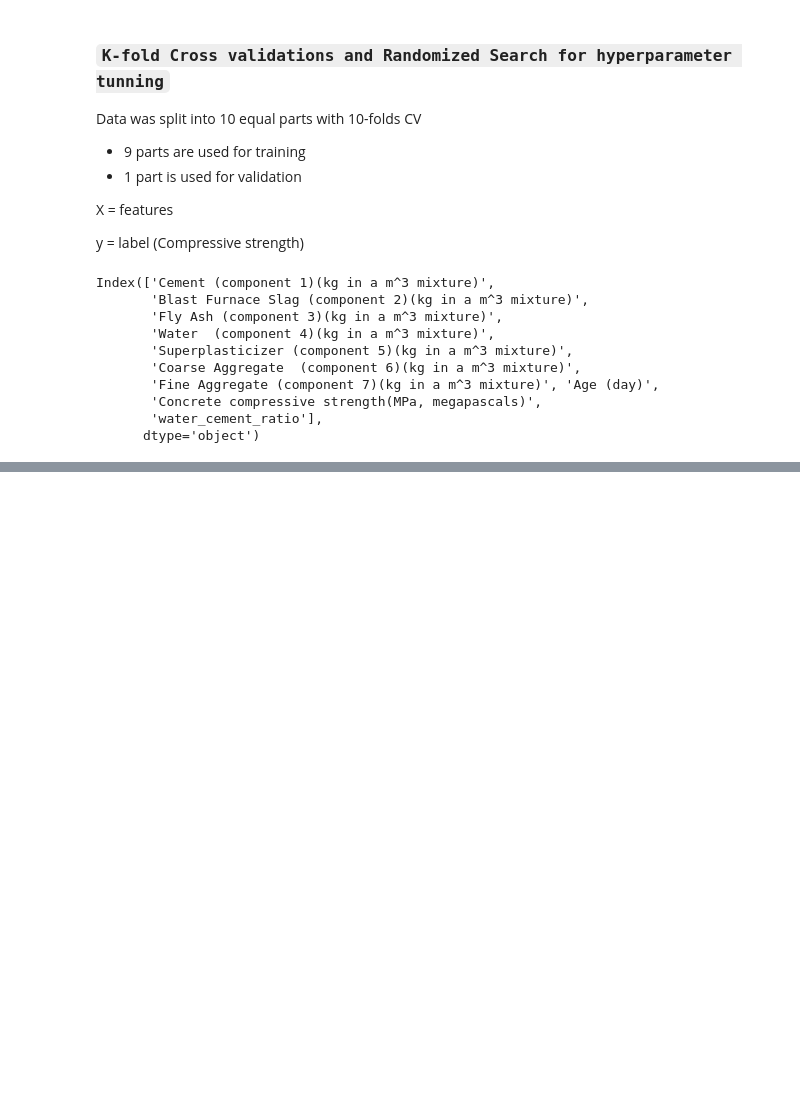
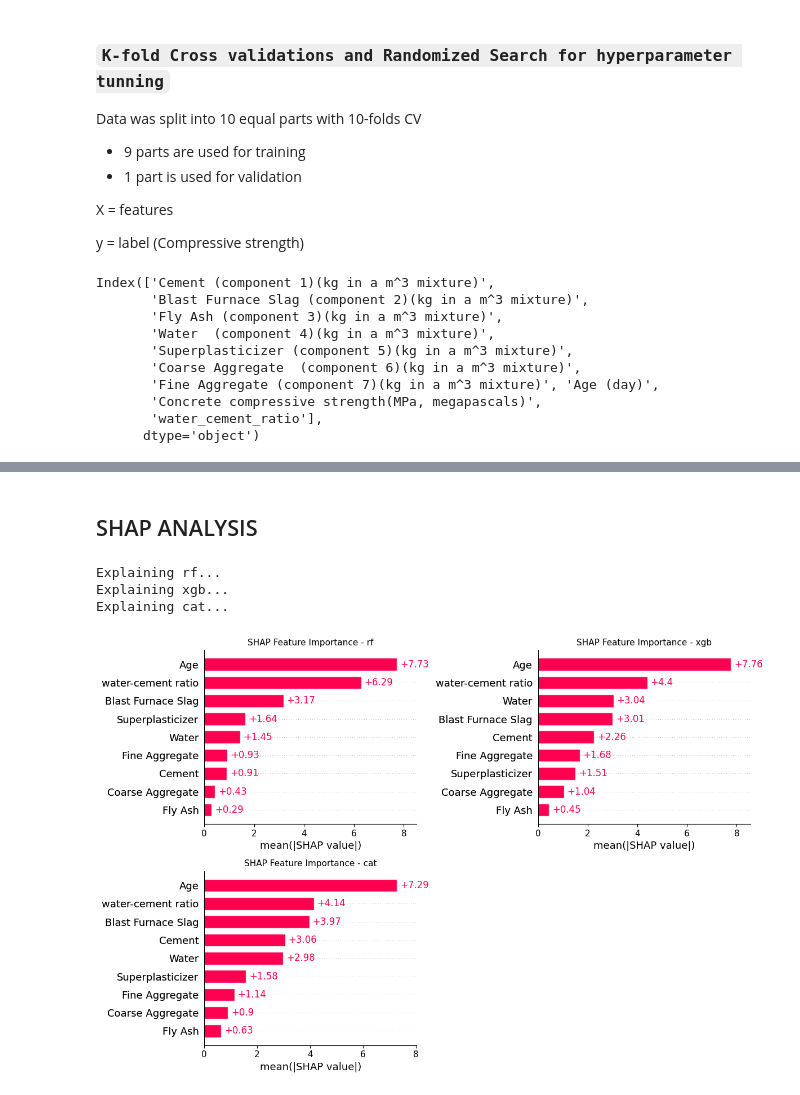
Before and after one commit to AbubakarDanhaya/Concrete_research, a Jupyter notebook: CS-predictions/notebook3.ipynb, the cells around one changed output, grey strips where cells are left out. Saved outputs shown, nothing was run; the diff lists cells and outputs as text; code cells hidden in the pictures; blank space fills up the shorter version.

```diff
--- a/CS-predictions/notebook3.ipynb
+++ b/CS-predictions/notebook3.ipynb
@@ -254,0 +310,48 @@ Learning rate set to 0.03894
+# %% [markdown]
+## SHAP ANALYSIS
+# %%
+import shap
+import pandas as pd
+from sklearn.model_selection import train_test_split
+
+
+feature_names = [
+    "Cement", "Blast Furnace Slag", "Fly Ash",
+    "Water", "Superplasticizer", "Coarse Aggregate",
+    "Fine Aggregate", "Age", "water-cement ratio"
+]
+
+# Example: if X is a NumPy array
+import pandas as pd
+X = pd.DataFrame(X, columns=feature_names)
+
+X_train, X_test, y_train, y_test = train_test_split(X, y, test_size=0.2, random_state=100)
+
+
+base_models = stacking_reg.named_estimators_
+
+n_models = len(base_models)
+cols = 2
+rows = (n_models + 1) // cols
+
+fig, axes = plt.subplots(rows, cols, figsize=(12, 4 * rows))
+axes = axes.flatten()
+
+for i, (name, model) in enumerate(base_models.items()):
+    print(f"Explaining {name}...")
+    explainer = shap.Explainer(model, X_train)
+    shap_values = explainer(X_test)
+
+    shap.plots.bar(shap_values, show=False, ax=axes[i])
+    axes[i].set_title(f"SHAP Feature Importance - {name}", fontsize=11)
+
+for j in range(i + 1, len(axes)):
+    fig.delaxes(axes[j])
+
+plt.tight_layout()
+plt.show()
+# %% [output]
+Explaining rf...
+Explaining xgb...
+Explaining cat...
+[figure, added]
```
Also changed, not shown: parts of 13 cells of this notebook.
